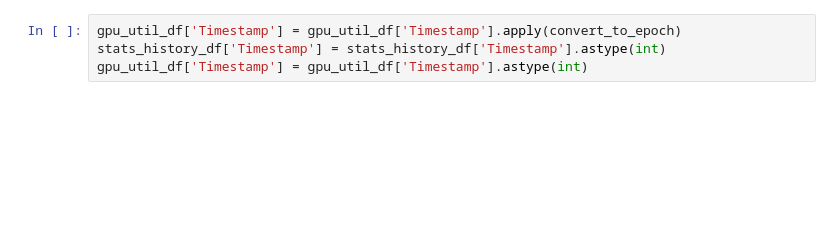
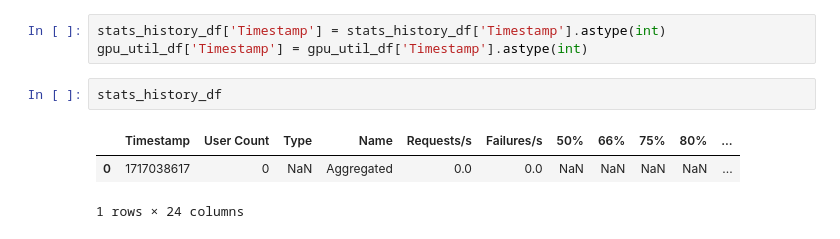
Before and after one commit to emattia/nim-bench, a Jupyter notebook: analysis.ipynb, the cells around one changed output. Saved outputs shown, nothing was run; the diff lists cells and outputs as text; blank space fills up the shorter version.

```diff
--- a/analysis.ipynb
+++ b/analysis.ipynb
@@ -22,4 +14,9 @@ stats_df
 # %%
-gpu_util_df['Timestamp'] = gpu_util_df['Timestamp'].apply(convert_to_epoch)
 stats_history_df['Timestamp'] = stats_history_df['Timestamp'].astype(int)
 gpu_util_df['Timestamp'] = gpu_util_df['Timestamp'].astype(int)
+# %%
+stats_history_df
+# %% [output]
+|  | Timestamp | User Count | Type | Name | Requests/s | Failures/s | 50% | 66% | 75% | 80% | ... |
+| 0 | 1717038617 | 0 | NaN | Aggregated | 0.0 | 0.0 | NaN | NaN | NaN | NaN | ... |
+1 rows × 24 columns
```
Also changed, not shown: parts of 8 cells of this notebook, 3 other files.
